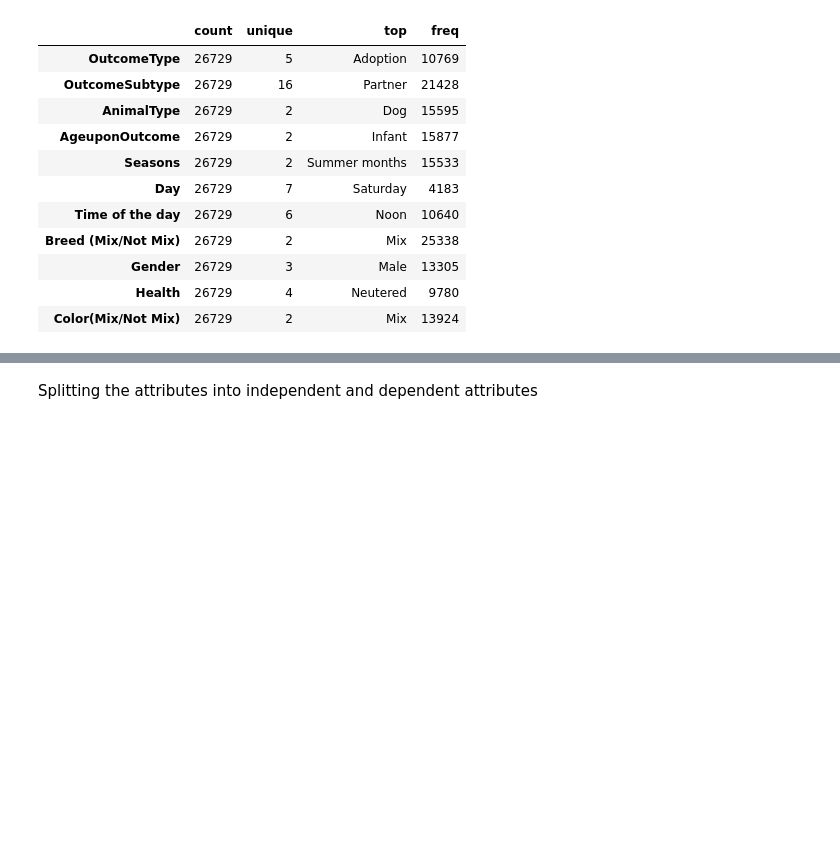
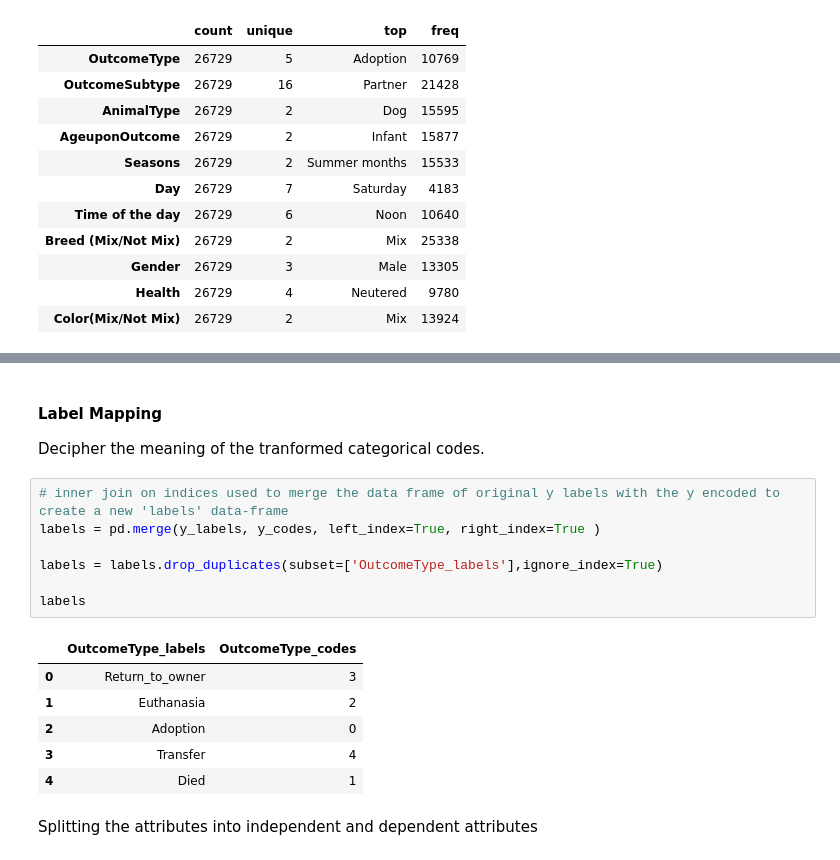
Before and after one commit to Alan-Apanga/MACHINE-LEARNING-1, a Jupyter notebook: MACHINE LEARNING.ipynb, the cells around one changed output, grey strips where cells are left out. Cells and saved outputs as stored; diff of their text form; blank space fills up the shorter version.

```diff
--- a/MACHINE LEARNING.ipynb
+++ b/MACHINE LEARNING.ipynb
@@ -359,3 +367,21 @@ dtype: object
+# %% [markdown]
+#### Label Mapping
+
+Decipher the meaning of the tranformed categorical codes.
+# %%
+# inner join on indices used to merge the data frame of original y labels with the y encoded to create a new 'labels' data-frame
+labels = pd.merge(y_labels, y_codes, left_index=True, right_index=True )
+
+labels = labels.drop_duplicates(subset=['OutcomeType_labels'],ignore_index=True)
+
+labels
+# %% [output]
+|  | OutcomeType_labels | OutcomeType_codes |
+| 0 | Return_to_owner | 3 |
+| 1 | Euthanasia | 2 |
+| 2 | Adoption | 0 |
+| 3 | Transfer | 4 |
+| 4 | Died | 1 |
 # %% [markdown]
 Splitting the attributes into independent and dependent attributes
 # %%
```
Also changed, not shown: parts of 14 cells of this notebook.
